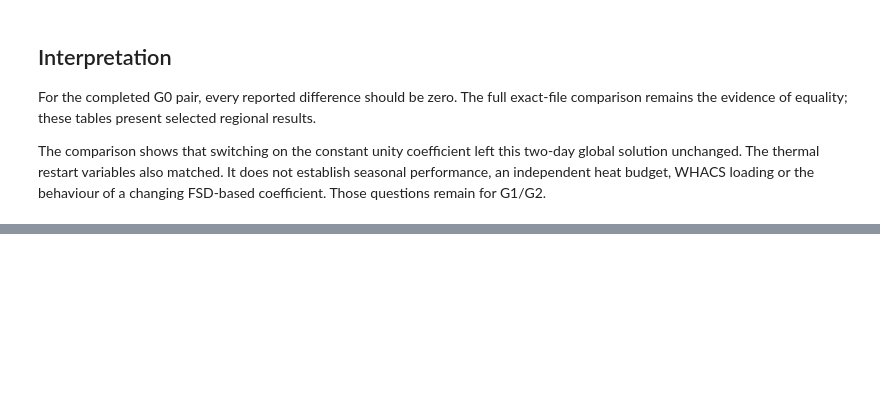
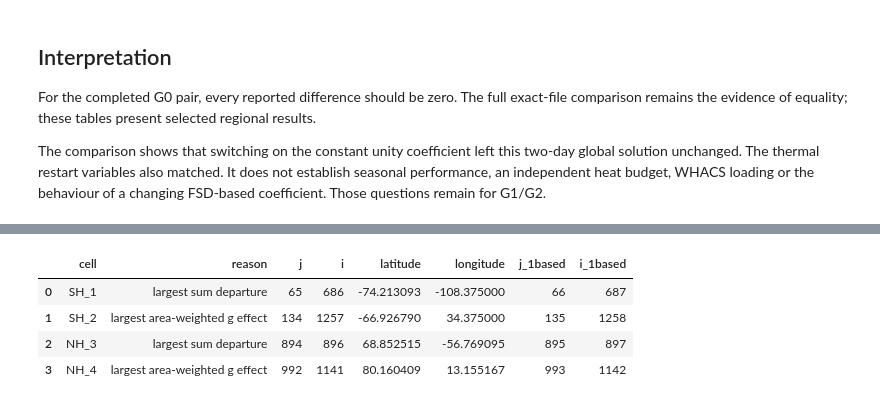
Before and after one commit to dpath2o/CICE_dyntens, a Jupyter notebook: CICE_testing/notebooks/G0.ipynb, the cells around one changed output, grey strips where cells are left out. Cells and saved outputs as stored; diff of their text form; code cells hidden in the pictures; blank space fills up the shorter version.

```diff
--- a/CICE_testing/notebooks/G0.ipynb
+++ b/CICE_testing/notebooks/G0.ipynb
@@ -146,0 +331,26 @@ The comparison shows that switching on the constant unity coefficient left this
+# %%
+selected = []
+for hemisphere, domain in (("SH", (mask == 1) & (lat < 0)), ("NH", (mask == 1) & (lat >= 0))):
+    scores = {"largest sum departure"         : np.max(np.stack([np.nan_to_num(snapshots["off", d]["sum_error"],
+                                                                               nan = -np.inf) for d in range(3)]), axis = 0),
+              "largest area-weighted g effect": np.max(np.stack([np.nan_to_num(area_km2 * snapshots["off", d]["aice"] * np.abs(snapshots["off", d]["delta_g"]),
+                                                                               nan = -np.inf) for d in range(3)]), axis = 0)}
+    for reason, score in scores.items():
+        score = np.where(domain, score, -np.inf)
+        if not np.isfinite(score).any():
+            continue
+        j, i = np.unravel_index(np.argmax(score), score.shape)
+        if (j, i) not in [(r["j"], r["i"]) for r in selected]:
+            selected.append(dict(cell      = f"{hemisphere}_{len(selected)+1}",
+                                 reason    = reason, j = j, i = i,
+                                 latitude  = lat[j, i],
+                                 longitude = lon[j, i]))
+
+cells = pd.DataFrame(selected)
+display(cells.assign(j_1based = cells.j + 1, i_1based = cells.i + 1))
+# %% [output]
+|  | cell | reason | j | i | latitude | longitude | j_1based | i_1based |
+| 0 | SH_1 | largest sum departure | 65 | 686 | -74.213093 | -108.375000 | 66 | 687 |
+| 1 | SH_2 | largest area-weighted g effect | 134 | 1257 | -66.926790 | 34.375000 | 135 | 1258 |
+| 2 | NH_3 | largest sum departure | 894 | 896 | 68.852515 | -56.769095 | 895 | 897 |
+| 3 | NH_4 | largest area-weighted g effect | 992 | 1141 | 80.160409 | 13.155167 | 993 | 1142 |
```
Also changed, not shown: parts of 16 cells of this notebook.
